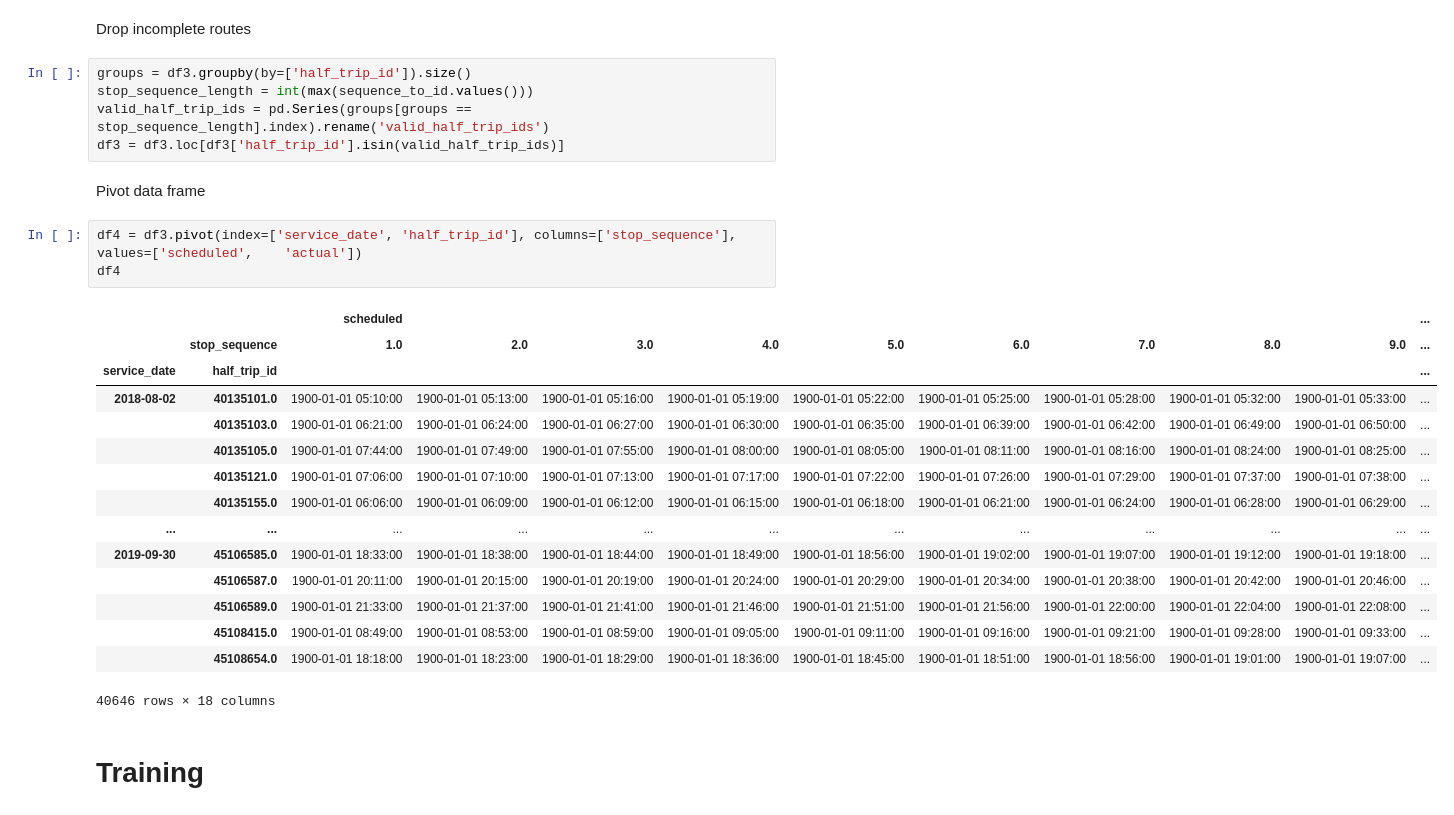
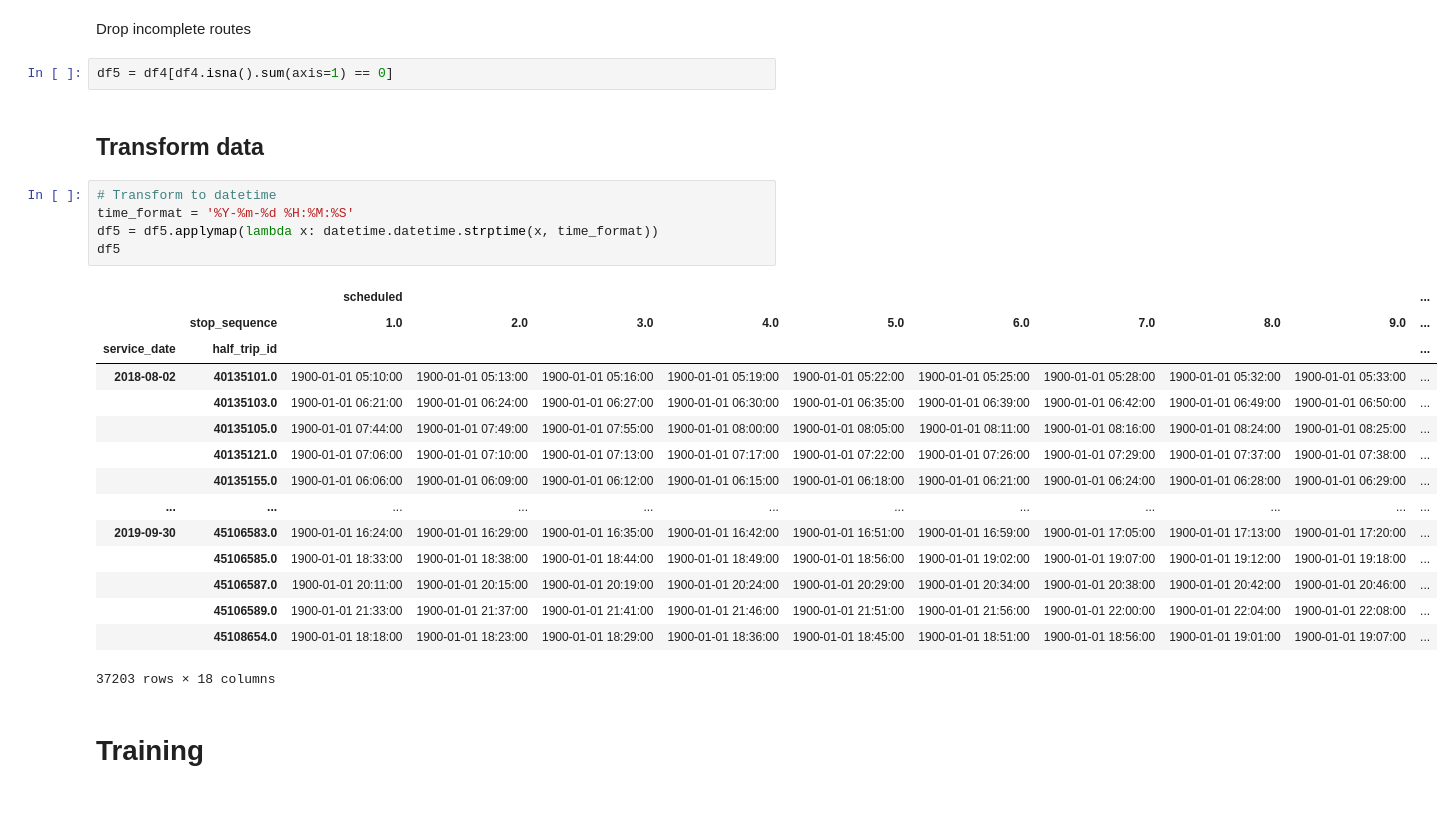
Before and after one commit to notAlex2/pgm-public-transit, a Jupyter notebook: Timeliness.ipynb, the cells around one changed output. Saved outputs shown, nothing was run; the diff lists cells and outputs as text.

```diff
--- a/Timeliness.ipynb
+++ b/Timeliness.ipynb
@@ -207,31 +191,30 @@ df3.drop('expected_stop_sequence', axis=1, inplace=True)
 # %% [markdown]
 Drop incomplete routes
-# %%
-groups = df3.groupby(by=['half_trip_id']).size()
-stop_sequence_length = int(max(sequence_to_id.values()))
-valid_half_trip_ids = pd.Series(groups[groups == stop_sequence_length].index).rename('valid_half_trip_ids')
-df3 = df3.loc[df3['half_trip_id'].isin(valid_half_trip_ids)]
-# %% [markdown]
-Pivot data frame
-# %%
-df4 = df3.pivot(index=['service_date', 'half_trip_id'], columns=['stop_sequence'], values=['scheduled',	'actual'])
-df4
-# %% [output]
-|  |  | scheduled |  |  |  |  |  |  |  |  | ... |
-|  | stop_sequence | 1.0 | 2.0 | 3.0 | 4.0 | 5.0 | 6.0 | 7.0 | 8.0 | 9.0 | ... |
-| service_date | half_trip_id |  |  |  |  |  |  |  |  |  | ... |
-| 2018-08-02 | 40135101.0 | 1900-01-01 05:10:00 | 1900-01-01 05:13:00 | 1900-01-01 05:16:00 | 1900-01-01 05:19:00 | 1900-01-01 05:22:00 | 1900-01-01 05:25:00 | 1900-01-01 05:28:00 | 1900-01-01 05:32:00 | 1900-01-01 05:33:00 | ... |
-|  | 40135103.0 | 1900-01-01 06:21:00 | 1900-01-01 06:24:00 | 1900-01-01 06:27:00 | 1900-01-01 06:30:00 | 1900-01-01 06:35:00 | 1900-01-01 06:39:00 | 1900-01-01 06:42:00 | 1900-01-01 06:49:00 | 1900-01-01 06:50:00 | ... |
-|  | 40135105.0 | 1900-01-01 07:44:00 | 1900-01-01 07:49:00 | 1900-01-01 07:55:00 | 1900-01-01 08:00:00 | 1900-01-01 08:05:00 | 1900-01-01 08:11:00 | 1900-01-01 08:16:00 | 1900-01-01 08:24:00 | 1900-01-01 08:25:00 | ... |
-|  | 40135121.0 | 1900-01-01 07:06:00 | 1900-01-01 07:10:00 | 1900-01-01 07:13:00 | 1900-01-01 07:17:00 | 1900-01-01 07:22:00 | 1900-01-01 07:26:00 | 1900-01-01 07:29:00 | 1900-01-01 07:37:00 | 1900-01-01 07:38:00 | ... |
-|  | 40135155.0 | 1900-01-01 06:06:00 | 1900-01-01 06:09:00 | 1900-01-01 06:12:00 | 1900-01-01 06:15:00 | 1900-01-01 06:18:00 | 1900-01-01 06:21:00 | 1900-01-01 06:24:00 | 1900-01-01 06:28:00 | 1900-01-01 06:29:00 | ... |
-| ... | ... | ... | ... | ... | ... | ... | ... | ... | ... | ... | ... |
-| 2019-09-30 | 45106585.0 | 1900-01-01 18:33:00 | 1900-01-01 18:38:00 | 1900-01-01 18:44:00 | 1900-01-01 18:49:00 | 1900-01-01 18:56:00 | 1900-01-01 19:02:00 | 1900-01-01 19:07:00 | 1900-01-01 19:12:00 | 1900-01-01 19:18:00 | ... |
-|  | 45106587.0 | 1900-01-01 20:11:00 | 1900-01-01 20:15:00 | 1900-01-01 20:19:00 | 1900-01-01 20:24:00 | 1900-01-01 20:29:00 | 1900-01-01 20:34:00 | 1900-01-01 20:38:00 | 1900-01-01 20:42:00 | 1900-01-01 20:46:00 | ... |
-|  | 45106589.0 | 1900-01-01 21:33:00 | 1900-01-01 21:37:00 | 1900-01-01 21:41:00 | 1900-01-01 21:46:00 | 1900-01-01 21:51:00 | 1900-01-01 21:56:00 | 1900-01-01 22:00:00 | 1900-01-01 22:04:00 | 1900-01-01 22:08:00 | ... |
-|  | 45108415.0 | 1900-01-01 08:49:00 | 1900-01-01 08:53:00 | 1900-01-01 08:59:00 | 1900-01-01 09:05:00 | 1900-01-01 09:11:00 | 1900-01-01 09:16:00 | 1900-01-01 09:21:00 | 1900-01-01 09:28:00 | 1900-01-01 09:33:00 | ... |
-|  | 45108654.0 | 1900-01-01 18:18:00 | 1900-01-01 18:23:00 | 1900-01-01 18:29:00 | 1900-01-01 18:36:00 | 1900-01-01 18:45:00 | 1900-01-01 18:51:00 | 1900-01-01 18:56:00 | 1900-01-01 19:01:00 | 1900-01-01 19:07:00 | ... |
-40646 rows × 18 columns
+# %%
+df5 = df4[df4.isna().sum(axis=1) == 0]
+# %% [markdown]
+## Transform data
+# %%
+# Transform to datetime
+time_format = '%Y-%m-%d %H:%M:%S'
+df5 = df5.applymap(lambda x: datetime.datetime.strptime(x, time_format))
+df5
+# %% [output]
+|  |  | scheduled |  |  |  |  |  |  |  |  | ... |
+|  | stop_sequence | 1.0 | 2.0 | 3.0 | 4.0 | 5.0 | 6.0 | 7.0 | 8.0 | 9.0 | ... |
+| service_date | half_trip_id |  |  |  |  |  |  |  |  |  | ... |
+| 2018-08-02 | 40135101.0 | 1900-01-01 05:10:00 | 1900-01-01 05:13:00 | 1900-01-01 05:16:00 | 1900-01-01 05:19:00 | 1900-01-01 05:22:00 | 1900-01-01 05:25:00 | 1900-01-01 05:28:00 | 1900-01-01 05:32:00 | 1900-01-01 05:33:00 | ... |
+|  | 40135103.0 | 1900-01-01 06:21:00 | 1900-01-01 06:24:00 | 1900-01-01 06:27:00 | 1900-01-01 06:30:00 | 1900-01-01 06:35:00 | 1900-01-01 06:39:00 | 1900-01-01 06:42:00 | 1900-01-01 06:49:00 | 1900-01-01 06:50:00 | ... |
+|  | 40135105.0 | 1900-01-01 07:44:00 | 1900-01-01 07:49:00 | 1900-01-01 07:55:00 | 1900-01-01 08:00:00 | 1900-01-01 08:05:00 | 1900-01-01 08:11:00 | 1900-01-01 08:16:00 | 1900-01-01 08:24:00 | 1900-01-01 08:25:00 | ... |
+|  | 40135121.0 | 1900-01-01 07:06:00 | 1900-01-01 07:10:00 | 1900-01-01 07:13:00 | 1900-01-01 07:17:00 | 1900-01-01 07:22:00 | 1900-01-01 07:26:00 | 1900-01-01 07:29:00 | 1900-01-01 07:37:00 | 1900-01-01 07:38:00 | ... |
+|  | 40135155.0 | 1900-01-01 06:06:00 | 1900-01-01 06:09:00 | 1900-01-01 06:12:00 | 1900-01-01 06:15:00 | 1900-01-01 06:18:00 | 1900-01-01 06:21:00 | 1900-01-01 06:24:00 | 1900-01-01 06:28:00 | 1900-01-01 06:29:00 | ... |
+| ... | ... | ... | ... | ... | ... | ... | ... | ... | ... | ... | ... |
+| 2019-09-30 | 45106583.0 | 1900-01-01 16:24:00 | 1900-01-01 16:29:00 | 1900-01-01 16:35:00 | 1900-01-01 16:42:00 | 1900-01-01 16:51:00 | 1900-01-01 16:59:00 | 1900-01-01 17:05:00 | 1900-01-01 17:13:00 | 1900-01-01 17:20:00 | ... |
+|  | 45106585.0 | 1900-01-01 18:33:00 | 1900-01-01 18:38:00 | 1900-01-01 18:44:00 | 1900-01-01 18:49:00 | 1900-01-01 18:56:00 | 1900-01-01 19:02:00 | 1900-01-01 19:07:00 | 1900-01-01 19:12:00 | 1900-01-01 19:18:00 | ... |
+|  | 45106587.0 | 1900-01-01 20:11:00 | 1900-01-01 20:15:00 | 1900-01-01 20:19:00 | 1900-01-01 20:24:00 | 1900-01-01 20:29:00 | 1900-01-01 20:34:00 | 1900-01-01 20:38:00 | 1900-01-01 20:42:00 | 1900-01-01 20:46:00 | ... |
+|  | 45106589.0 | 1900-01-01 21:33:00 | 1900-01-01 21:37:00 | 1900-01-01 21:41:00 | 1900-01-01 21:46:00 | 1900-01-01 21:51:00 | 1900-01-01 21:56:00 | 1900-01-01 22:00:00 | 1900-01-01 22:04:00 | 1900-01-01 22:08:00 | ... |
+|  | 45108654.0 | 1900-01-01 18:18:00 | 1900-01-01 18:23:00 | 1900-01-01 18:29:00 | 1900-01-01 18:36:00 | 1900-01-01 18:45:00 | 1900-01-01 18:51:00 | 1900-01-01 18:56:00 | 1900-01-01 19:01:00 | 1900-01-01 19:07:00 | ... |
+37203 rows × 18 columns
 # %% [markdown]
 # Training
 # %% [markdown]
```
Also changed, not shown: parts of 7 cells of this notebook.
